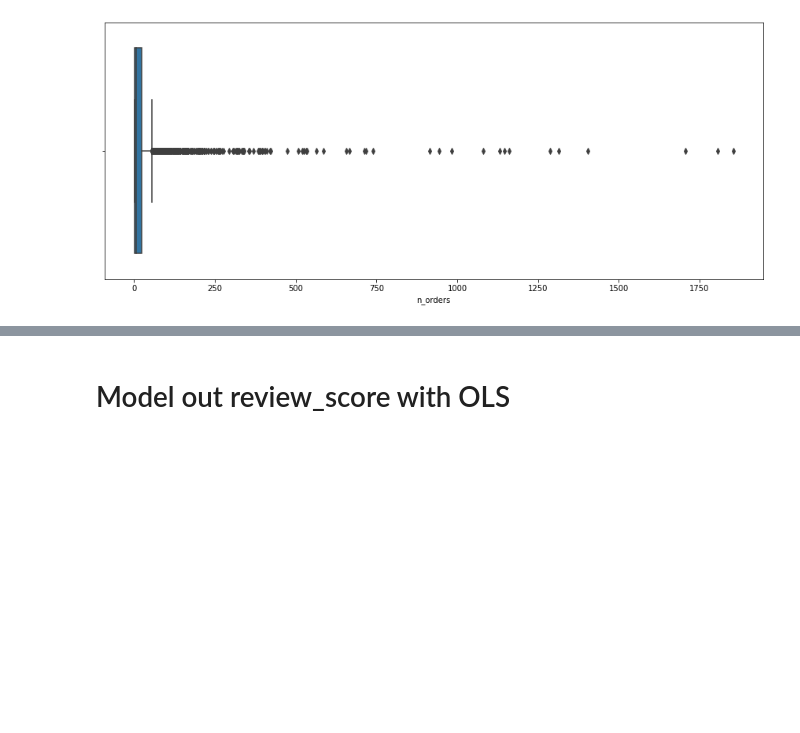
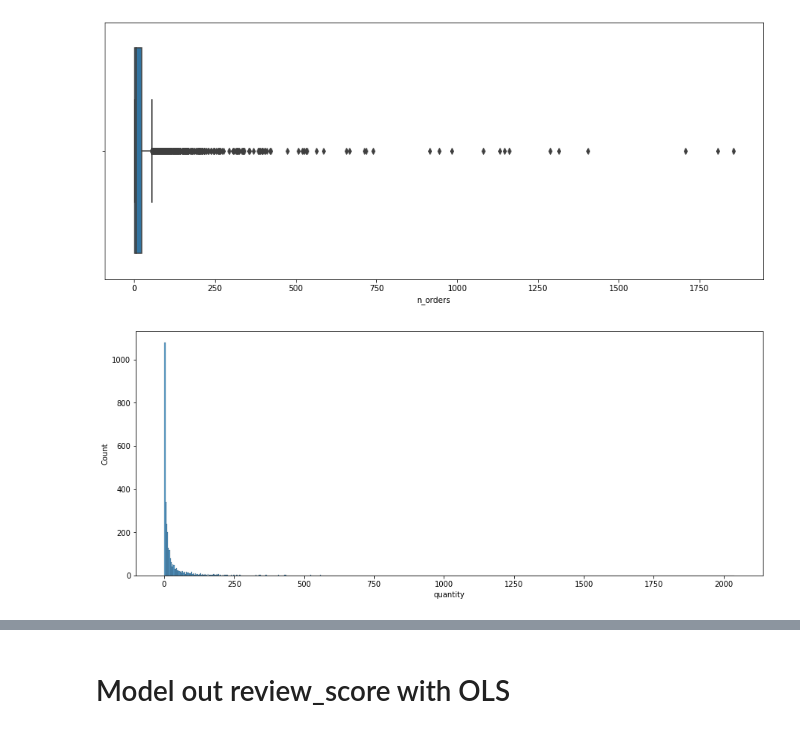
Before and after one commit to phlln/olist-analysis, a Jupyter notebook: notebooks/Sellers Data Analysis-UPDATED.ipynb, the cells around one changed output, grey strips where cells are left out. Drawn from its saved outputs; the diff is of its cells as text; code cells hidden in the pictures; blank space fills up the shorter version.

```diff
--- a/notebooks/Sellers Data Analysis-UPDATED.ipynb
+++ b/notebooks/Sellers Data Analysis-UPDATED.ipynb
@@ -126,0 +134,6 @@ sns.boxplot(sellers.n_orders);
+# %%
+# quantity.histogram
+plt.figure(figsize=(15,6))
+sns.histplot(sellers.quantity);
+# %% [output]
+[figure, added]
```
Also changed, not shown: parts of 12 cells of this notebook.
